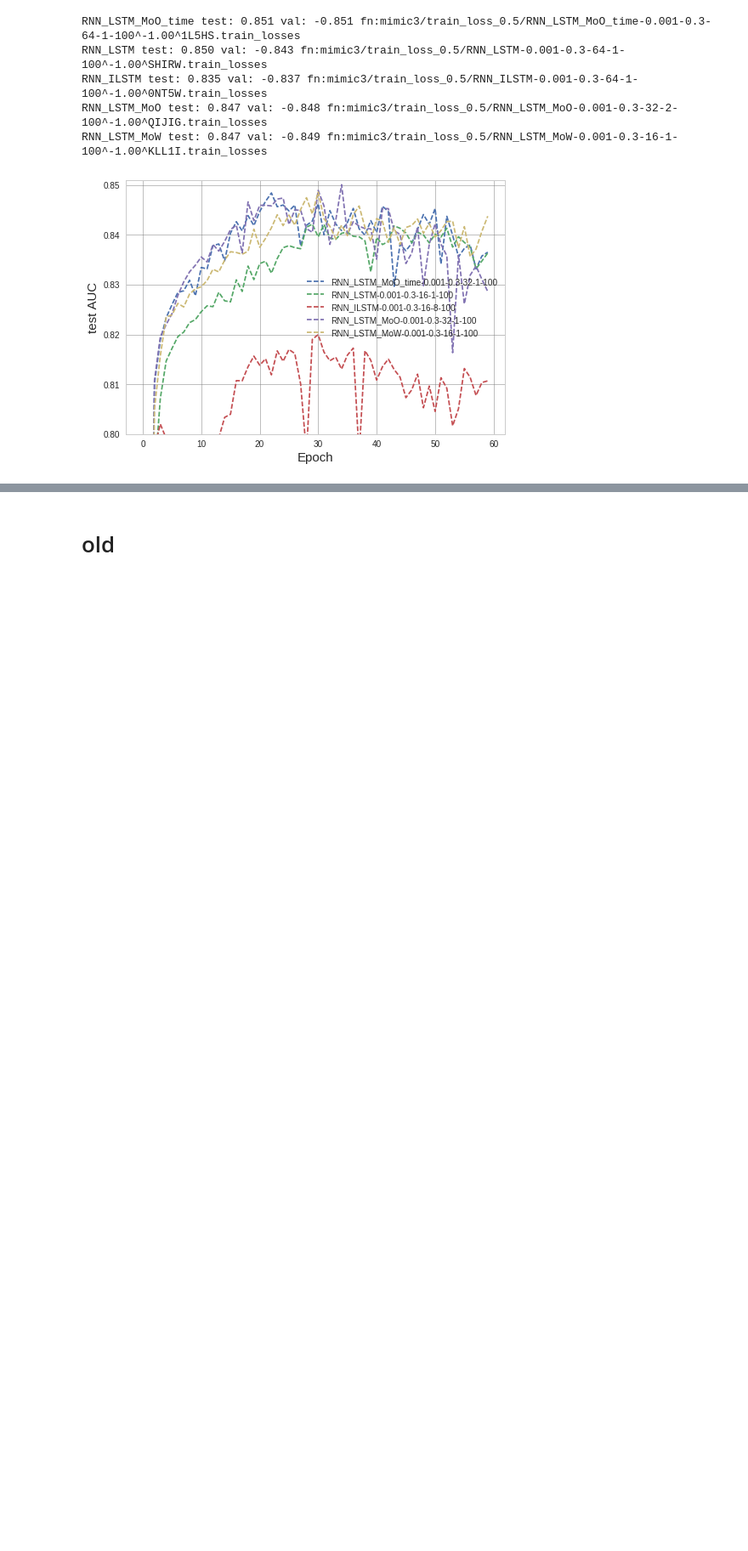
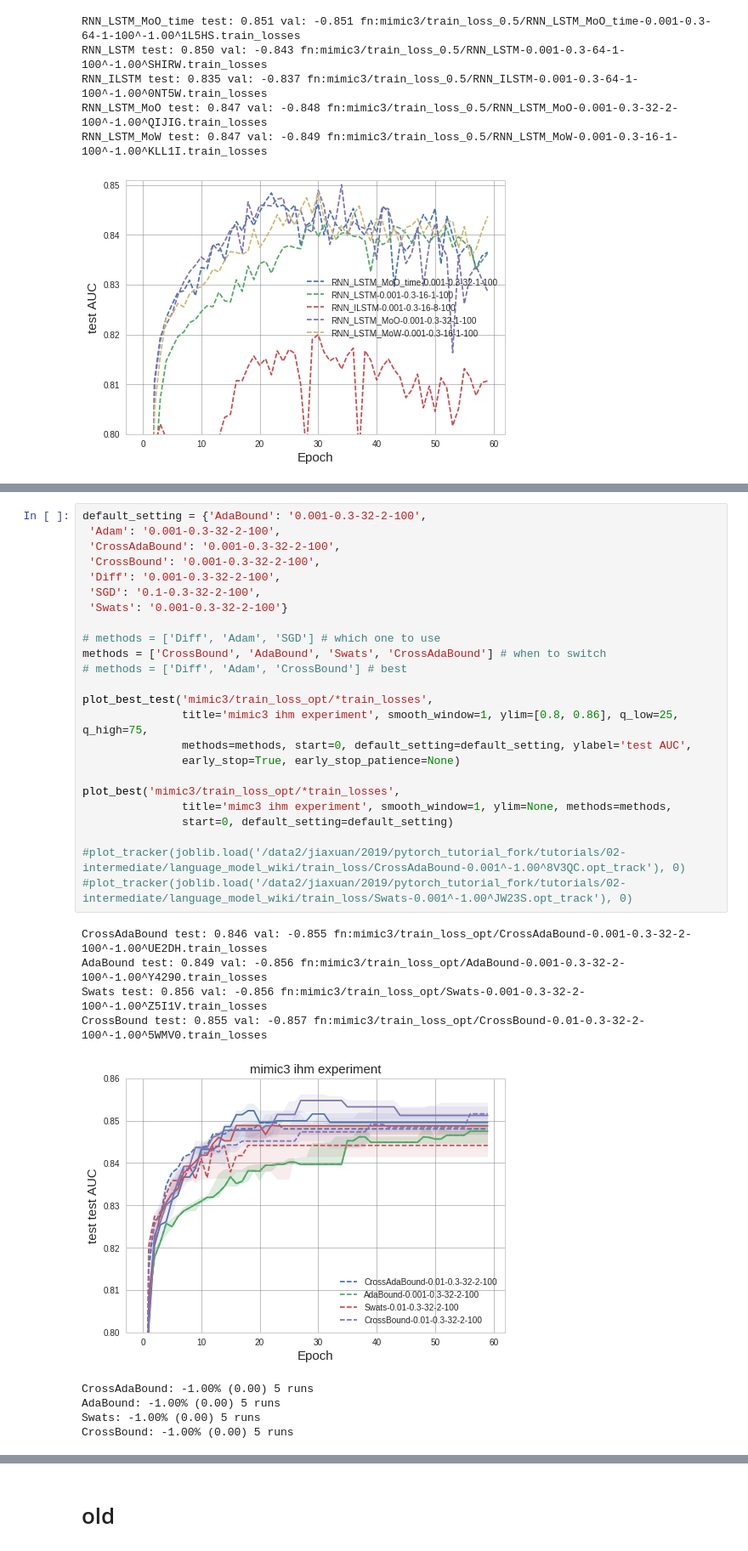
Before and after one commit to nathanwang000/sequence_fun, a Jupyter notebook: SelectivelyShareWeights_relaxedRNN.ipynb, the cells around one changed output, grey strips where cells are left out. Shown at 85% size. Cells and saved outputs as stored; diff of their text form; blank space fills up the shorter version.

```diff
--- a/SelectivelyShareWeights_relaxedRNN.ipynb
+++ b/SelectivelyShareWeights_relaxedRNN.ipynb
@@ -169,0 +214,34 @@ auprc (0.4219, 0.4762, 0.5276)
+# %%
+default_setting = {'AdaBound': '0.001-0.3-32-2-100',
+ 'Adam': '0.001-0.3-32-2-100',
+ 'CrossAdaBound': '0.001-0.3-32-2-100',
+ 'CrossBound': '0.001-0.3-32-2-100',
+ 'Diff': '0.001-0.3-32-2-100',
+ 'SGD': '0.1-0.3-32-2-100',
+ 'Swats': '0.001-0.3-32-2-100'}
+
+# methods = ['Diff', 'Adam', 'SGD'] # which one to use
+methods = ['CrossBound', 'AdaBound', 'Swats', 'CrossAdaBound'] # when to switch
+# methods = ['Diff', 'Adam', 'CrossBound'] # best
+
+plot_best_test('mimic3/train_loss_opt/*train_losses',
+               title='mimic3 ihm experiment', smooth_window=1, ylim=[0.8, 0.86], q_low=25, q_high=75,
+               methods=methods, start=0, default_setting=default_setting, ylabel='test AUC',
+               early_stop=True, early_stop_patience=None)
+
+plot_best('mimic3/train_loss_opt/*train_losses',
+               title='mimc3 ihm experiment', smooth_window=1, ylim=None, methods=methods,
+               start=0, default_setting=default_setting)
+
+#plot_tracker(joblib.load('/data2/jiaxuan/2019/pytorch_tutorial_fork/tutorials/02-intermediate/language_model_wiki/train_loss/CrossAdaBound-0.001^-1.00^8V3QC.opt_track'), 0)
+#plot_tracker(joblib.load('/data2/jiaxuan/2019/pytorch_tutorial_fork/tutorials/02-intermediate/language_model_wiki/train_loss/Swats-0.001^-1.00^JW23S.opt_track'), 0)
+# %% [output]
+CrossAdaBound test: 0.846 val: -0.855 fn:mimic3/train_loss_opt/CrossAdaBound-0.001-0.3-32-2-100^-1.00^UE2DH.train_losses
+AdaBound test: 0.849 val: -0.856 fn:mimic3/train_loss_opt/AdaBound-0.001-0.3-32-2-100^-1.00^Y4290.train_losses
+Swats test: 0.856 val: -0.856 fn:mimic3/train_loss_opt/Swats-0.001-0.3-32-2-100^-1.00^Z5I1V.train_losses
+CrossBound test: 0.855 val: -0.857 fn:mimic3/train_loss_opt/CrossBound-0.01-0.3-32-2-100^-1.00^5WMV0.train_losses
+[figure, added]
+CrossAdaBound: -1.00% (0.00) 5 runs
+AdaBound: -1.00% (0.00) 5 runs
+Swats: -1.00% (0.00) 5 runs
+CrossBound: -1.00% (0.00) 5 runs
```
Also changed, not shown: parts of 7 cells of this notebook, 9 other files.
